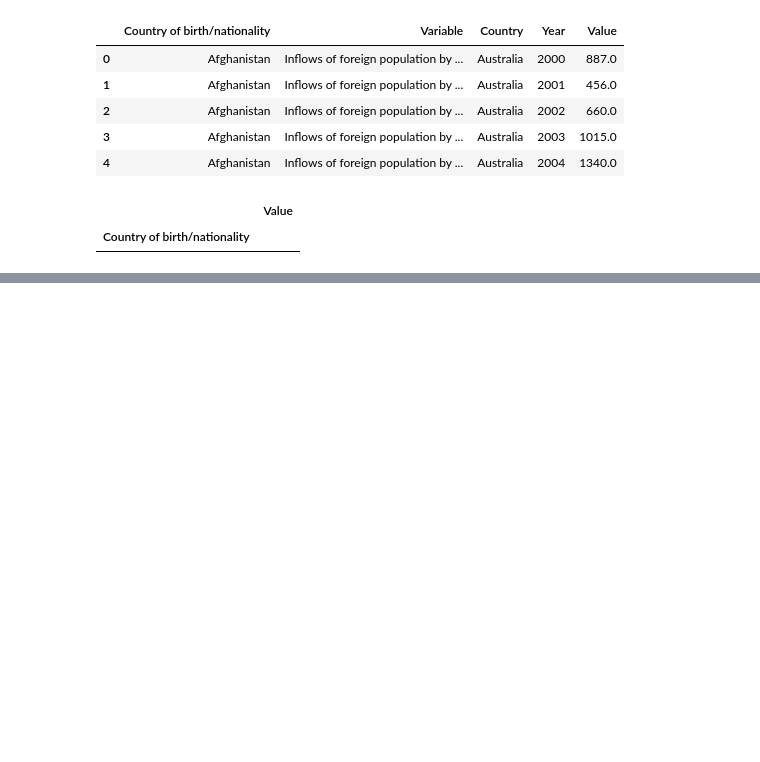
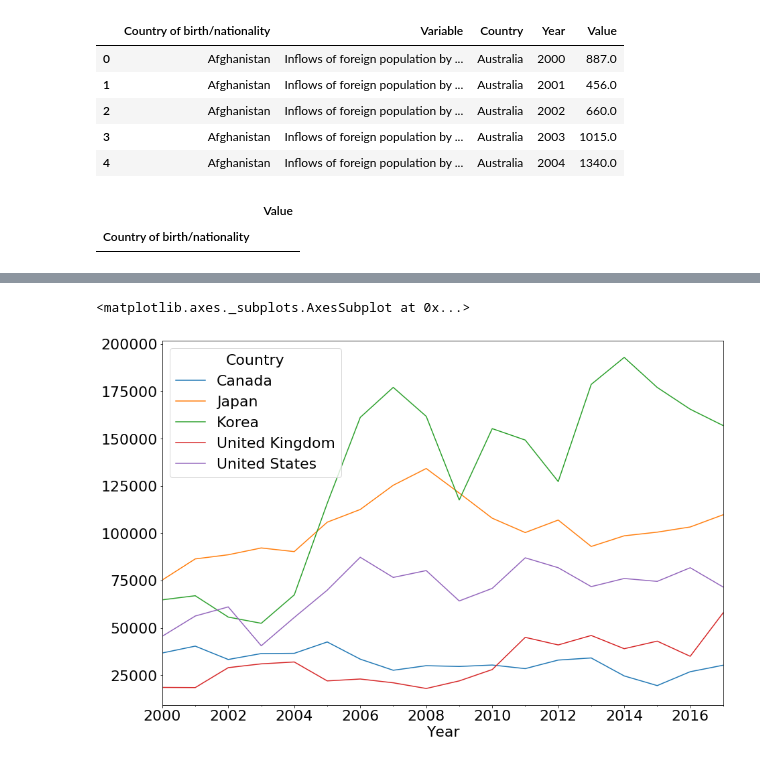
Before and after one commit to qzhang0130/ImmigrationAnalysis, a Jupyter notebook: ChineseEmmigrationAnalysis.ipynb, the cells around one changed output, grey strips where cells are left out. Drawn from its saved outputs; the diff is of its cells as text; code cells hidden in the pictures; blank space fills up the shorter version.

```diff
--- a/ChineseEmmigrationAnalysis.ipynb
+++ b/ChineseEmmigrationAnalysis.ipynb
@@ -160,0 +61,15 @@ emmigration(df, "United States")
+# %%
+df_china = df[(df['Country of birth/nationality']=="China") & (df["Variable"]=="Inflows of foreign population by nationality")]
+# %%
+df_china = df_china[df_china.Country.isin(top_five_destinations)]
+# %%
+df_china_graph = df_china[['Country', 'Year', 'Value']]
+# %%
+df_china_graph = df_china_graph.pivot(index='Year', columns='Country', values='Value')
+df_china_graph.index = pd.to_datetime(df_china_graph.index, format='%Y')
+# %%
+plt.rcParams.update({'font.size': 22})
+df_china_graph.plot(figsize=(15,10))
+# %% [output]
+<matplotlib.axes._subplots.AxesSubplot at 0x...>
+[figure, added]
```
Also changed, not shown: parts of 10 cells of this notebook.
